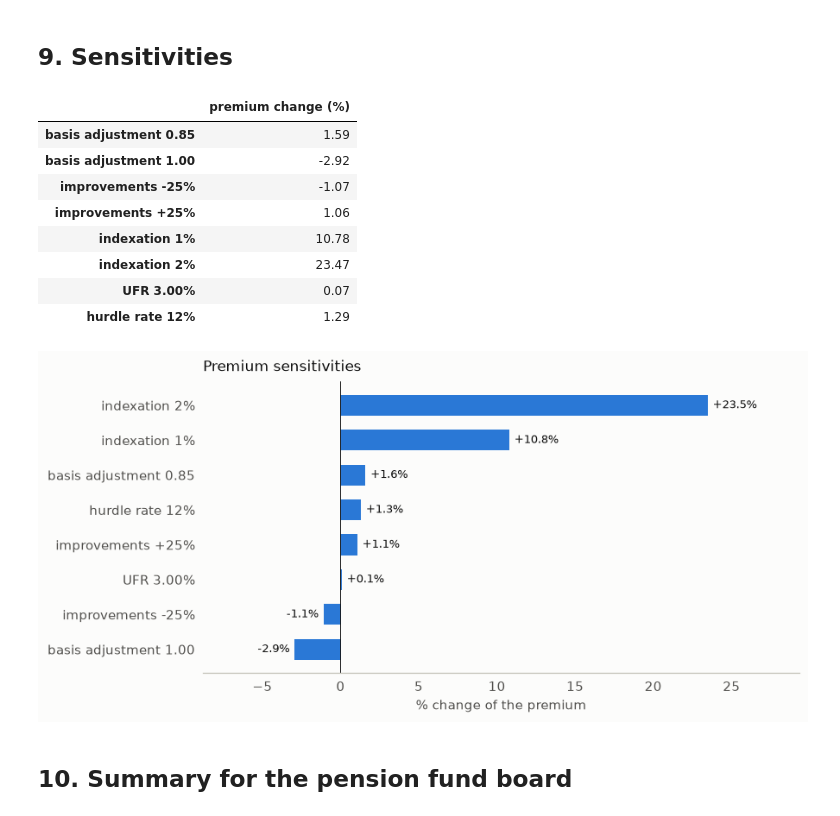
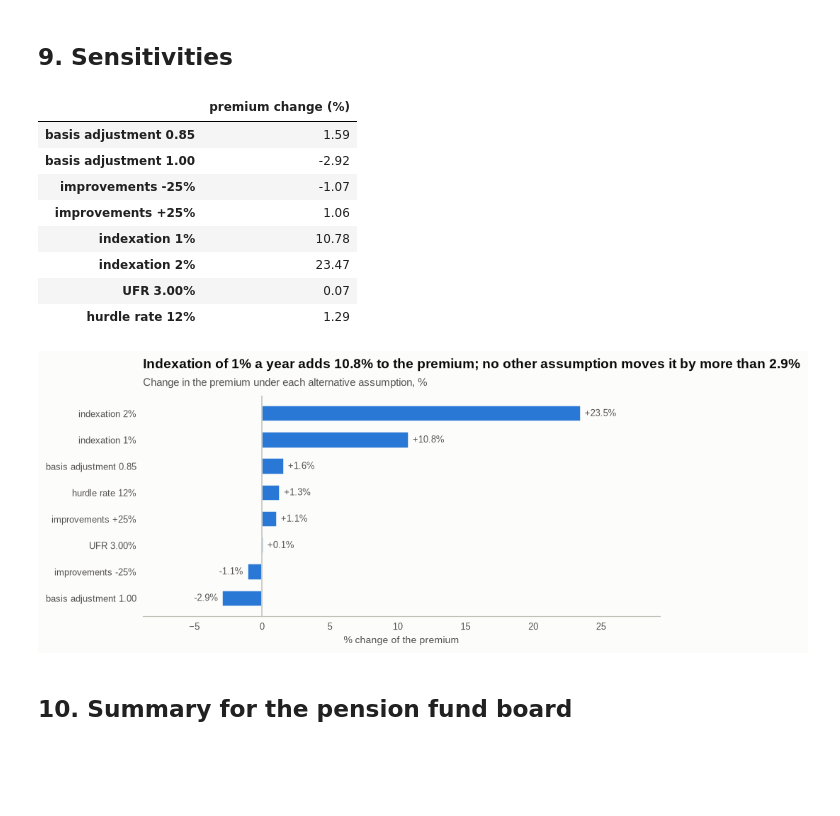
Before and after one commit to paolo993788/Actuarial-mathematics, a Jupyter notebook: notebooks/case_studies/pension_buy_in_pricing.ipynb, the cells around one changed output. Drawn from its saved outputs; the diff is of its cells as text; code cells hidden in the pictures; blank space fills up the shorter version.

```diff
--- a/notebooks/case_studies/pension_buy_in_pricing.ipynb
+++ b/notebooks/case_studies/pension_buy_in_pricing.ipynb
@@ -252,16 +260,18 @@ level = 0.0
 for i, value in enumerate(bridge.to_numpy()):
     ax.bar(i, value / 1e6, bottom=level / 1e6, width=0.6, color=SERIES[0])
     ax.annotate(f"{value / 1e6:+,.1f}", (i, (level + max(value, 0.0)) / 1e6), xytext=(0, 3), textcoords="offset points",
-                ha="center", fontsize=8.5)
+                ha="center", fontsize=8.5, color=NOTEBOOK["ink2"])
     level += value
 ax.bar(len(bridge), level / 1e6, width=0.6, color=SERIES[1])
 ax.annotate(f"{level / 1e6:,.1f}", (len(bridge), max(level, 0.0) / 1e6), xytext=(0, 3), textcoords="offset points",
-            ha="center", fontsize=8.5)
-ax.axhline(0, color="k", lw=0.6)
+            ha="center", fontsize=8.5, color=NOTEBOOK["ink2"])
+ax.axhline(0, color=NOTEBOOK["axis"], lw=1.0)
 ax.set_xticks(range(len(bridge) + 1), [*bridge.index, "premium minus\nbook value"], fontsize=8.5)
 ax.grid(axis="x", visible=False)
-ax.set(ylabel="EUR million", title=f"From the fund's book value (EUR {book_value / 1e6:,.1f} million) "
-                                   f"to the premium (EUR {premium / 1e6:,.1f} million)")
+share = (bridge.iloc[0] + bridge["risk margin"]) / bridge.sum()
+headline(ax, f"The premium is {100 * (premium / book_value - 1):.0f}% above the fund's book value; mortality "
+             f"improvements and the risk margin make up {share:.0%} of the gap",
+         f"From the book value (EUR {book_value / 1e6:,.1f} million) to the premium (EUR {premium / 1e6:,.1f} million), EUR million")
 fig.savefig(OUTPUT_DIR / "premium_waterfall.png", dpi=150)
 # %% [output]
 |  | EUR | % of BE |
@@ -327,37 +337,41 @@ def price(basis_adj=BASIS_ADJUSTMENT, indexation=INDEXATION, ufr=UFR, drift_scal
     rm_ = solvency.risk_margin(life + op, run, v, coc)
     return be + rm_ + (hurdle - coc) * solvency.risk_margin(life + op, run, v, 1.0)
 
 base = price()
 cases = {"basis adjustment 0.85": dict(basis_adj=0.85), "basis adjustment 1.00": dict(basis_adj=1.00),
          "improvements -25%": dict(drift_scale=0.75), "improvements +25%": dict(drift_scale=1.25),
          "indexation 1%": dict(indexation=0.01), "indexation 2%": dict(indexation=0.02),
          "UFR 3.00%": dict(ufr=0.030), "hurdle rate 12%": dict(hurdle=0.12)}
 sens = pd.Series({k: 100 * (price(**v) / base - 1) for k, v in cases.items()}, name="premium change (%)")
 display(sens.to_frame())
 fig, ax = plt.subplots(figsize=(8, 3.8))
 ordered = sens.sort_values()
 ax.barh(range(len(ordered)), ordered.to_numpy(), color=SERIES[0], height=0.6)
 for i, x in enumerate(ordered.to_numpy()):
     ax.annotate(f"{x:+.1f}%", (x, i), xytext=(4 if x >= 0 else -4, 0), textcoords="offset points",
-                ha="left" if x >= 0 else "right", va="center", fontsize=8.5)
-ax.axvline(0, color="k", lw=0.6)
+                ha="left" if x >= 0 else "right", va="center", fontsize=8.5, color=NOTEBOOK["ink2"])
+ax.axvline(0, color=NOTEBOOK["axis"], lw=1.0)
 ax.set_yticks(range(len(ordered)), ordered.index)
 pad = 0.25 * ordered.abs().max()
 ax.set_xlim(min(ordered.min(), 0) - pad, max(ordered.max(), 0) + pad)
 ax.grid(axis="y", visible=False)
-ax.set(xlabel="% change of the premium", title="Premium sensitivities")
+ax.set(xlabel="% change of the premium")
+other = ordered.drop([k for k in ordered.index if k.startswith("indexation")]).abs().max()
+headline(ax, f"Indexation of 1% a year adds {sens['indexation 1%']:.1f}% to the premium; no other assumption "
+             f"moves it by more than {other:.1f}%",
+         "Change in the premium under each alternative assumption, %")
 fig.savefig(OUTPUT_DIR / "sensitivities.png", dpi=150)
 # %% [output]
 |  | premium change (%) |
 | basis adjustment 0.85 | 1.59 |
 | basis adjustment 1.00 | -2.92 |
 | improvements -25% | -1.07 |
 | improvements +25% | 1.06 |
 | indexation 1% | 10.78 |
 | indexation 2% | 23.47 |
 | UFR 3.00% | 0.07 |
 | hurdle rate 12% | 1.29 |
-[figure, old version]
+[figure, new version]
 # %% [markdown]
 ## 10. Summary for the pension fund board
 # %%
```
Also changed, not shown: parts of 5 cells of this notebook, 3 other files.
